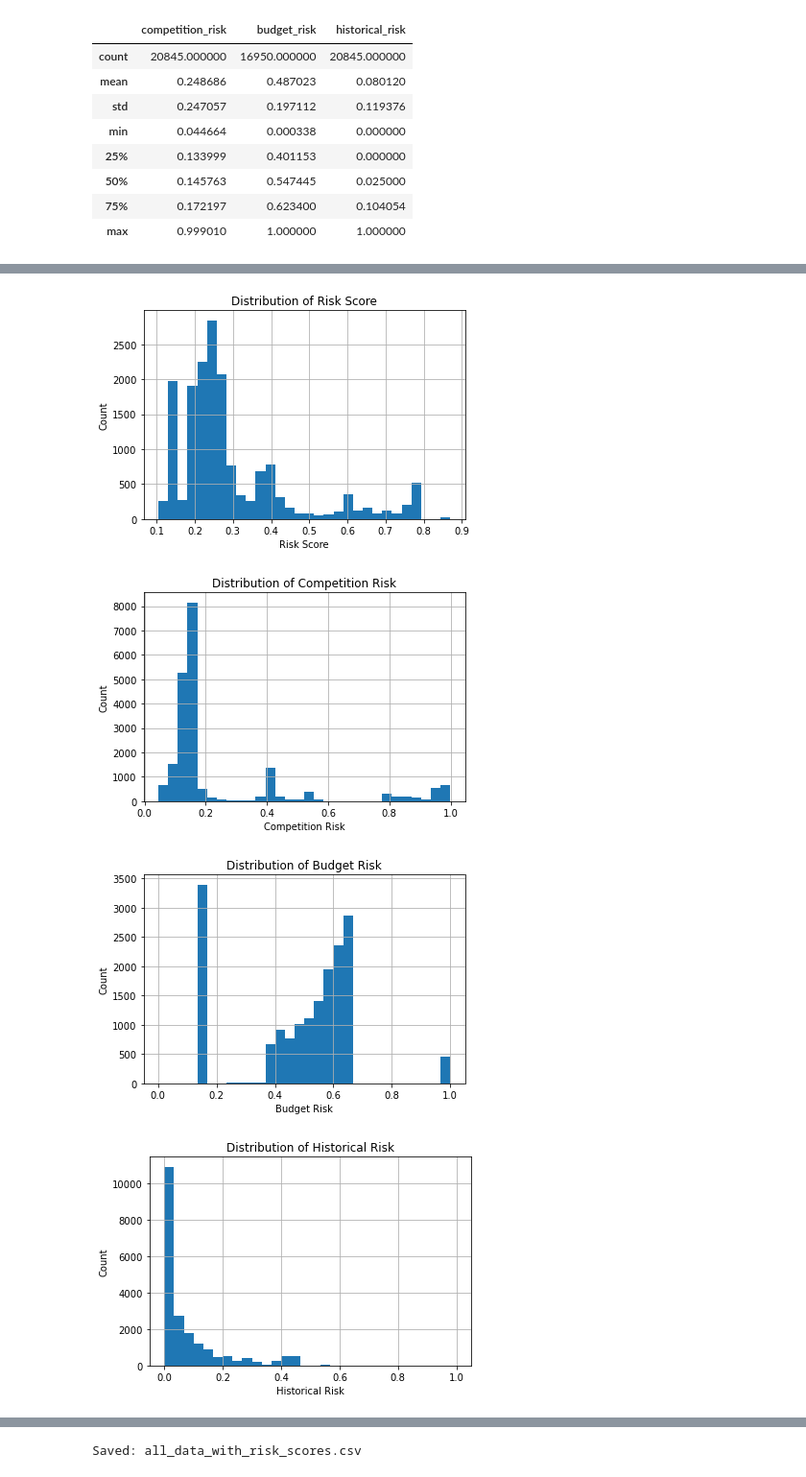
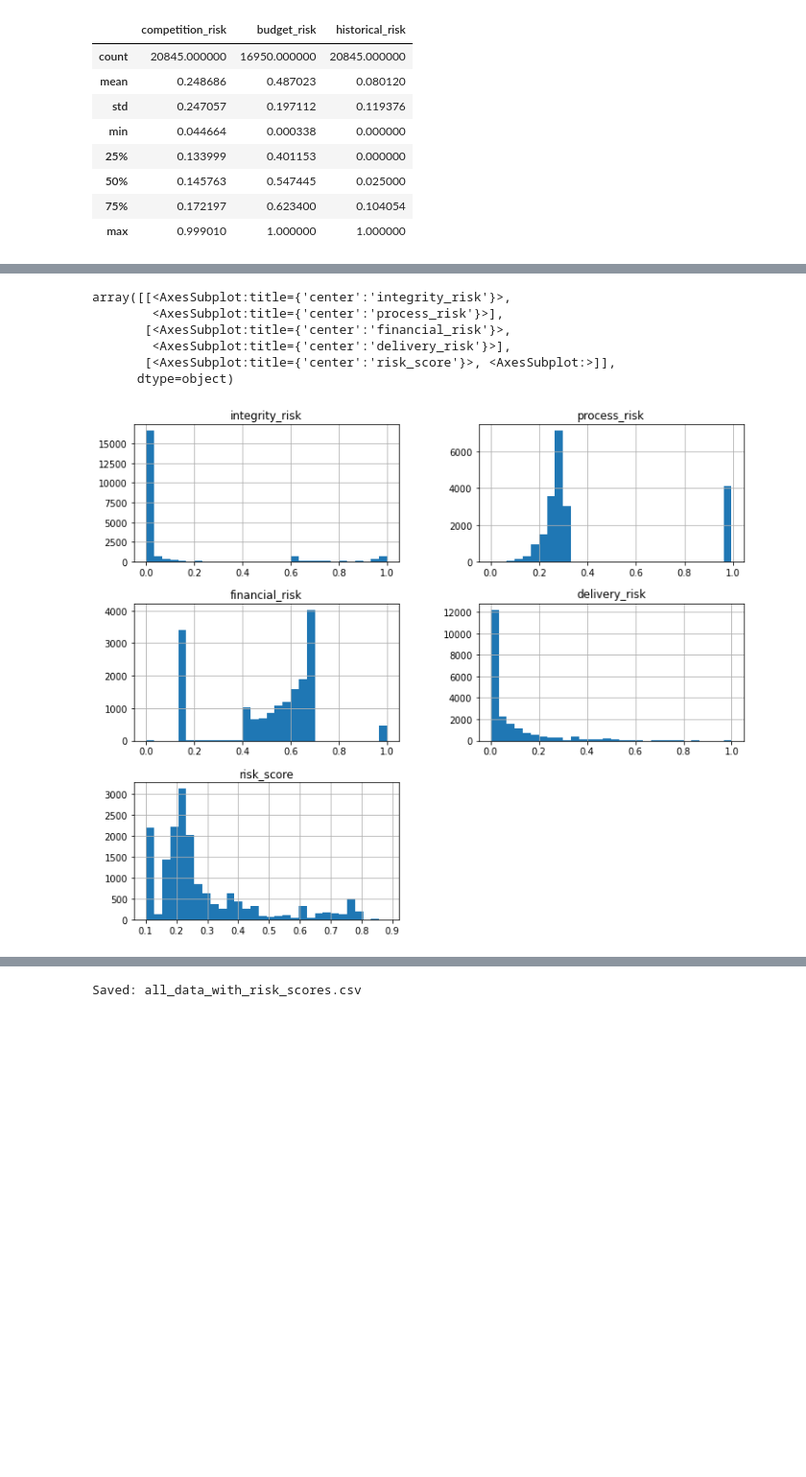
Before and after one commit to jfan981/Albania-Procurement-Framework, a Jupyter notebook: data_analysis.ipynb, the cells around one changed output, grey strips where cells are left out. Shown at 96% size. Cells and saved outputs as stored; diff of their text form; code cells hidden in the pictures; blank space fills up the shorter version.

```diff
--- a/data_analysis.ipynb
+++ b/data_analysis.ipynb
@@ -178,17 +145,0 @@ df[["risk_composite_linear", "risk_score"]].describe()
-# %%
-# Notebook 5: Risk Level（Low / Medium / High）
-
-def classify_risk(score: float) -> str:
-    if pd.isna(score):
-        return "Unknown"
-    if score < 0.33:
-        return "Low"
-    elif score < 0.66:
-        return "Medium"
-    else:
-        return "High"
-
-
-df["risk_level"] = df["risk_score"].apply(classify_risk)
-
-df["risk_level"].value_counts(dropna=False)
@@ -201,35 +145,0 @@ Name: risk_level, dtype: int64
-# %%
-# Notebook 6: visualization to check distributions
-
-plt.figure()
-df["risk_score"].hist(bins=30)
-plt.title("Distribution of Risk Score")
-plt.xlabel("Risk Score")
-plt.ylabel("Count")
-plt.show()
-
-plt.figure()
-df["competition_risk"].hist(bins=30)
-plt.title("Distribution of Competition Risk")
-plt.xlabel("Competition Risk")
-plt.ylabel("Count")
-plt.show()
-
-plt.figure()
-df["budget_risk"].hist(bins=30)
-plt.title("Distribution of Budget Risk")
-plt.xlabel("Budget Risk")
-plt.ylabel("Count")
-plt.show()
-
-plt.figure()
-df["historical_risk"].hist(bins=30)
-plt.title("Distribution of Historical Risk")
-plt.xlabel("Historical Risk")
-plt.ylabel("Count")
-plt.show()
-# %% [output]
-[figure, removed]
-[figure, removed]
-[figure, removed]
-[figure, removed]
@@ -236,3 +190,14 @@ plt.show()
+# %%
+cols = ["integrity_risk","process_risk","financial_risk","delivery_risk","risk_score"]
+df[cols].hist(bins=30, figsize=(12,10))
+# %% [output]
+array([[<AxesSubplot:title={'center':'integrity_risk'}>,
+        <AxesSubplot:title={'center':'process_risk'}>],
+       [<AxesSubplot:title={'center':'financial_risk'}>,
+        <AxesSubplot:title={'center':'delivery_risk'}>],
+       [<AxesSubplot:title={'center':'risk_score'}>, <AxesSubplot:>]],
+      dtype=object)
+[figure, added]
 # %%
 # Notebook 7: check some high-risk examples for case studies
 
```
Also changed, not shown: parts of 19 cells of this notebook, 6 other files.
